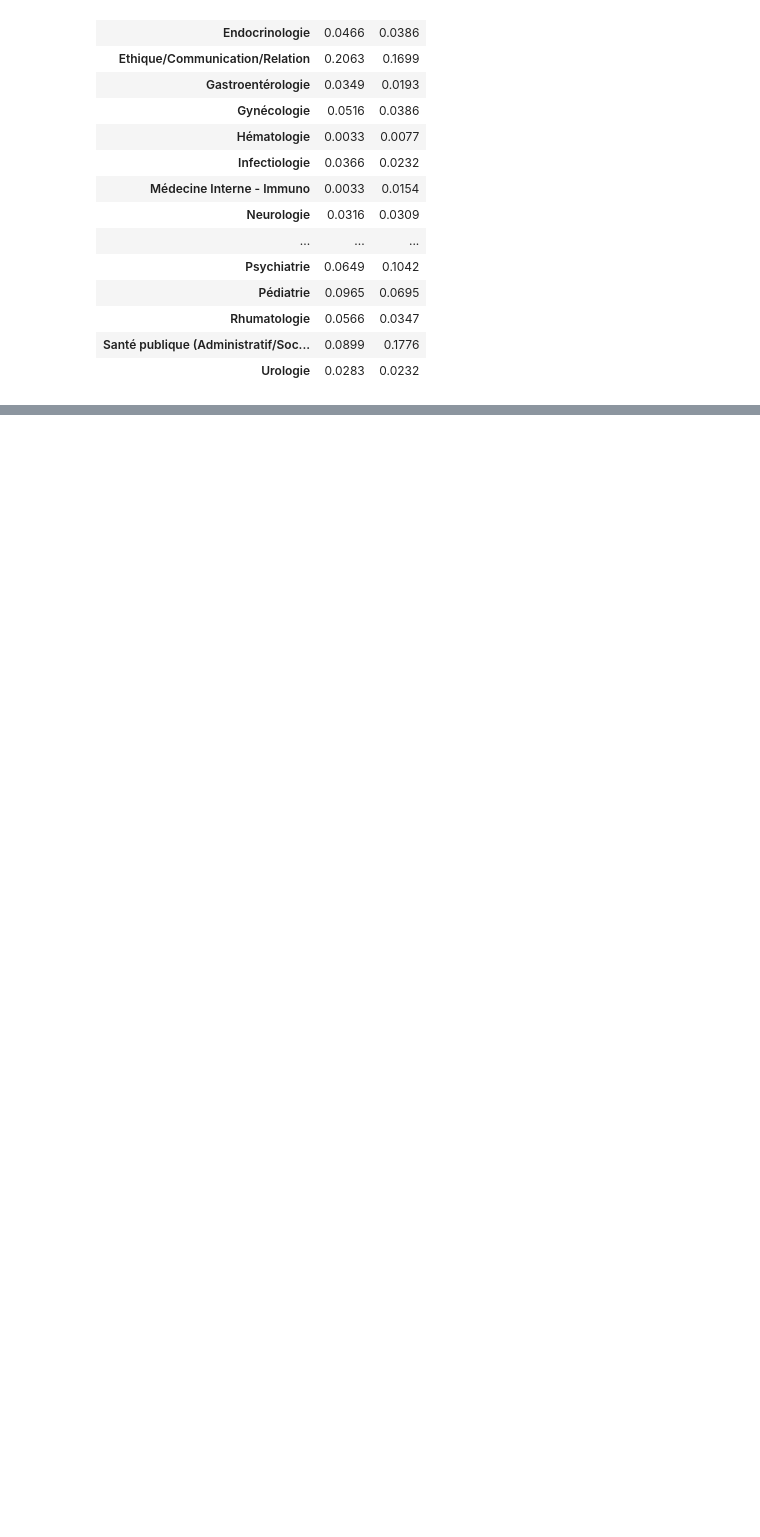
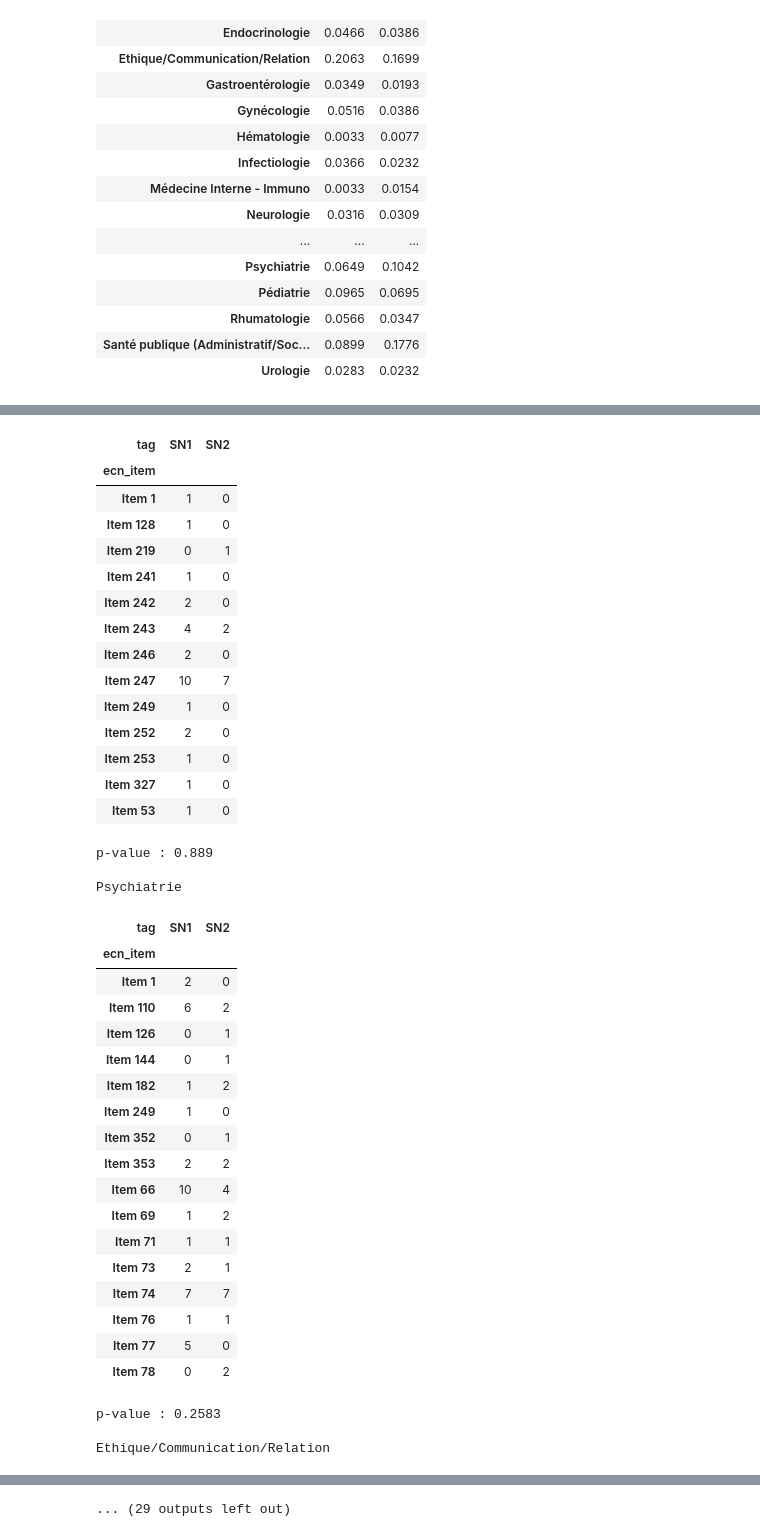
Before and after one commit to ClemBouy/stat, a Jupyter notebook: These_Alienor&Laurene/TOTAL/14_Chi2_SN1SN2.ipynb, the cells around one changed output, grey strips where cells are left out. Cells and saved outputs as stored; diff of their text form; code cells hidden in the pictures; blank space fills up the shorter version.

```diff
--- a/These_Alienor&Laurene/TOTAL/14_Chi2_SN1SN2.ipynb
+++ b/These_Alienor&Laurene/TOTAL/14_Chi2_SN1SN2.ipynb
@@ -533,0 +538,2 @@ Distribution des compétences en SN1 et SN2
+# %%
+top10_items = ['Item 1', 'Item 13', 'Item 146', 'Item 19', 'Item 204', 'Item 224', 'Item 247', 'Item 290', 'Item 361', 'Item 66']
@@ -533,0 +669,19 @@ Distribution des compétences en SN1 et SN2
+# %%
+for item in top10_items:
+    sample = data.loc[data['ecn_item'] == item]
+    sample = sample.groupby(['tag']).agg(
+        diagnostic = ('step_diag', 'sum'),
+        prescription = ('step_PEC_TTT', 'sum'),
+        autre = ('step_autre', 'sum')
+    )
+
+    sample = sample.T
+
+    contingency = sample[['SN1', 'SN2']].values
+    print(f"\nTableau de contingence pour {item} :")
+    display(sample)
+    try:
+        odds_ratio, p_value = fisher_exact(contingency, method=method)
+        print(f"p-value : {p_value}")
+    except Exception as e:
+        print(f"[ERREUR] : {e}")
@@ -533,0 +732,18 @@ Distribution des compétences en SN1 et SN2
+# %%
+specialties = data['specialty'].unique()
+specialties = specialties[~pd.isna(specialties)]
+print(specialties)
+
+
+for specialty in specialties:
+    data_spe = data.loc[data['specialty'] == specialty]
+    data_spe = pd.pivot_table(data=data_spe, values="record_id", columns="tag", index="ecn_item", aggfunc="count", fill_value=0)
+    print(f"\n{specialty}")
+    display(data_spe)
+    try:
+        contingency = data_spe[['SN1', 'SN2']].values
+        odds_ratio, p_value = fisher_exact(contingency, method=method)
+        print(f"p-value : {p_value}")
+    except Exception as e:
+        print(f"[ERREUR] : {e}")
+# %% [output]
@@ -533,0 +757,39 @@ Distribution des compétences en SN1 et SN2
+| tag | SN1 | SN2 |
+| ecn_item |  |  |
+| Item 1 | 1 | 0 |
+| Item 128 | 1 | 0 |
+| Item 219 | 0 | 1 |
+| Item 241 | 1 | 0 |
+| Item 242 | 2 | 0 |
+| Item 243 | 4 | 2 |
+| Item 246 | 2 | 0 |
+| Item 247 | 10 | 7 |
+| Item 249 | 1 | 0 |
+| Item 252 | 2 | 0 |
+| Item 253 | 1 | 0 |
+| Item 327 | 1 | 0 |
+| Item 53 | 1 | 0 |
+p-value : 0.889
+
+Psychiatrie
+| tag | SN1 | SN2 |
+| ecn_item |  |  |
+| Item 1 | 2 | 0 |
+| Item 110 | 6 | 2 |
+| Item 126 | 0 | 1 |
+| Item 144 | 0 | 1 |
+| Item 182 | 1 | 2 |
+| Item 249 | 1 | 0 |
+| Item 352 | 0 | 1 |
+| Item 353 | 2 | 2 |
+| Item 66 | 10 | 4 |
+| Item 69 | 1 | 2 |
+| Item 71 | 1 | 1 |
+| Item 73 | 2 | 1 |
+| Item 74 | 7 | 7 |
+| Item 76 | 1 | 1 |
+| Item 77 | 5 | 0 |
+| Item 78 | 0 | 2 |
+p-value : 0.2583
+
+Ethique/Communication/Relation
@@ -533,0 +847 @@ Distribution des compétences en SN1 et SN2
+... (29 outputs left out)
```
Also changed, not shown: parts of 12 cells of this notebook.
